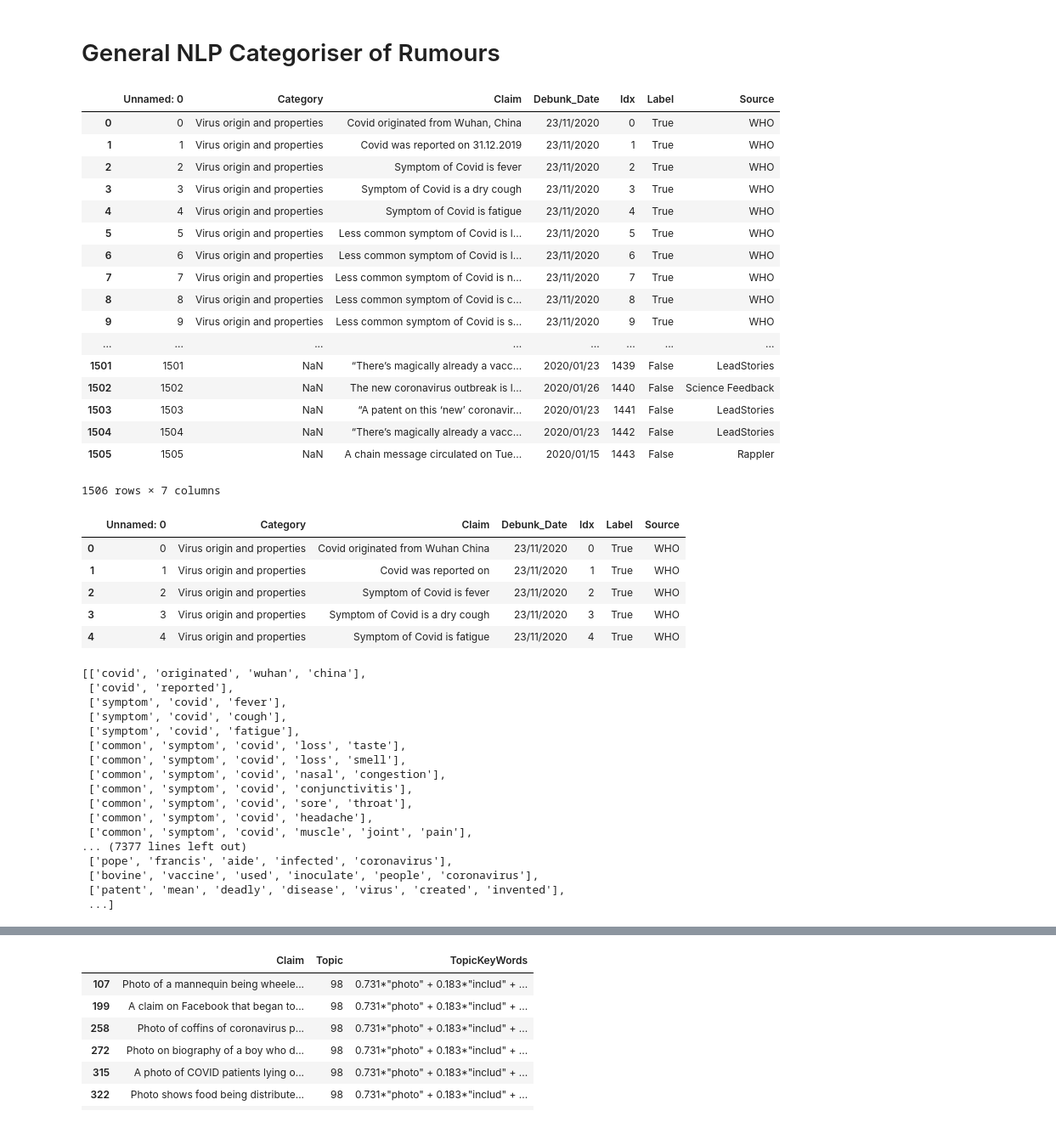
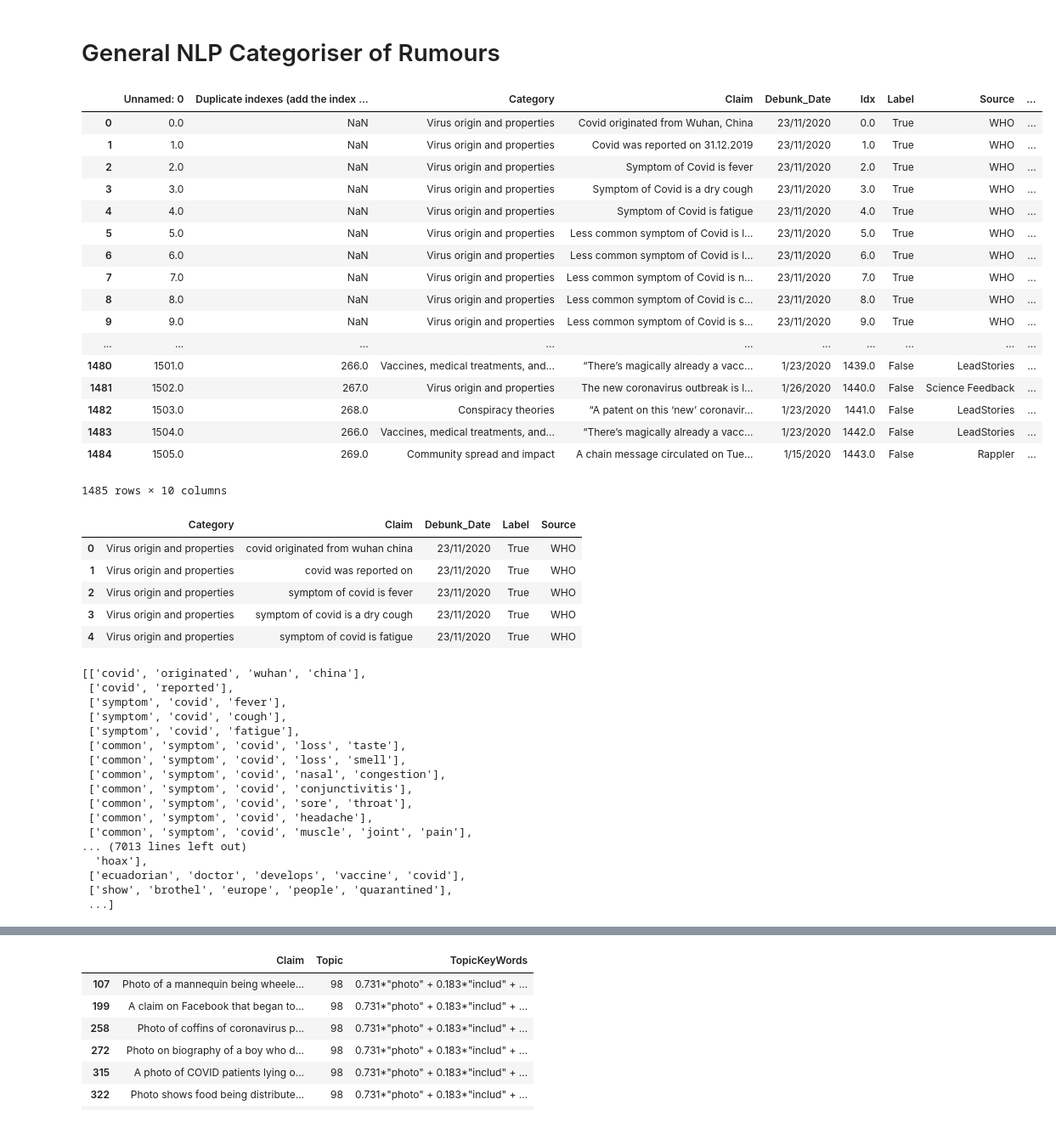
Before and after one commit to harvey-cash/covid-rumours, a Jupyter notebook: Rumour Categoriser.ipynb, the cells around one changed output, grey strips where cells are left out. Shown at 85% size. Cells and saved outputs as stored; diff of their text form; code cells hidden in the pictures.

```diff
--- a/Rumour Categoriser.ipynb
+++ b/Rumour Categoriser.ipynb
@@ -3,25 +3,25 @@
 # %%
 import pandas as pd
 import numpy as np
 np.random.seed(1234)
-df = pd.read_csv('RumourDatabase.csv', encoding='cp1252')
+df = pd.read_csv('RumourDatabase.csv', encoding='utf-8')
 df
 # %% [output]
-|  | Unnamed: 0 | Category | Claim | Debunk_Date | Idx | Label | Source |
-| 0 | 0 | Virus origin and properties | Covid originated from Wuhan, China | 23/11/2020 | 0 | True | WHO |
-| 1 | 1 | Virus origin and properties | Covid was reported on 31.12.2019 | 23/11/2020 | 1 | True | WHO |
-| 2 | 2 | Virus origin and properties | Symptom of Covid is fever | 23/11/2020 | 2 | True | WHO |
-| 3 | 3 | Virus origin and properties | Symptom of Covid is a dry cough | 23/11/2020 | 3 | True | WHO |
-| 4 | 4 | Virus origin and properties | Symptom of Covid is fatigue | 23/11/2020 | 4 | True | WHO |
-| 5 | 5 | Virus origin and properties | Less common symptom of Covid is l... | 23/11/2020 | 5 | True | WHO |
-| 6 | 6 | Virus origin and properties | Less common symptom of Covid is l... | 23/11/2020 | 6 | True | WHO |
-| 7 | 7 | Virus origin and properties | Less common symptom of Covid is n... | 23/11/2020 | 7 | True | WHO |
-| 8 | 8 | Virus origin and properties | Less common symptom of Covid is c... | 23/11/2020 | 8 | True | WHO |
-| 9 | 9 | Virus origin and properties | Less common symptom of Covid is s... | 23/11/2020 | 9 | True | WHO |
-| ... | ... | ... | ... | ... | ... | ... | ... |
-| 1501 | 1501 | NaN | “There’s magically already a vacc... | 2020/01/23 | 1439 | False | LeadStories |
-| 1502 | 1502 | NaN | The new coronavirus outbreak is l... | 2020/01/26 | 1440 | False | Science Feedback |
-| 1503 | 1503 | NaN | “A patent on this ‘new’ coronavir... | 2020/01/23 | 1441 | False | LeadStories |
-| 1504 | 1504 | NaN | “There’s magically already a vacc... | 2020/01/23 | 1442 | False | LeadStories |
-| 1505 | 1505 | NaN | A chain message circulated on Tue... | 2020/01/15 | 1443 | False | Rappler |
+|  | Unnamed: 0 | Duplicate indexes (add the index ... | Category | Claim | Debunk_Date | Idx | Label | Source | ... |
+| 0 | 0.0 | NaN | Virus origin and properties | Covid originated from Wuhan, China | 23/11/2020 | 0.0 | True | WHO | ... |
+| 1 | 1.0 | NaN | Virus origin and properties | Covid was reported on 31.12.2019 | 23/11/2020 | 1.0 | True | WHO | ... |
+| 2 | 2.0 | NaN | Virus origin and properties | Symptom of Covid is fever | 23/11/2020 | 2.0 | True | WHO | ... |
+| 3 | 3.0 | NaN | Virus origin and properties | Symptom of Covid is a dry cough | 23/11/2020 | 3.0 | True | WHO | ... |
+| 4 | 4.0 | NaN | Virus origin and properties | Symptom of Covid is fatigue | 23/11/2020 | 4.0 | True | WHO | ... |
+| 5 | 5.0 | NaN | Virus origin and properties | Less common symptom of Covid is l... | 23/11/2020 | 5.0 | True | WHO | ... |
+| 6 | 6.0 | NaN | Virus origin and properties | Less common symptom of Covid is l... | 23/11/2020 | 6.0 | True | WHO | ... |
+| 7 | 7.0 | NaN | Virus origin and properties | Less common symptom of Covid is n... | 23/11/2020 | 7.0 | True | WHO | ... |
+| 8 | 8.0 | NaN | Virus origin and properties | Less common symptom of Covid is c... | 23/11/2020 | 8.0 | True | WHO | ... |
+| 9 | 9.0 | NaN | Virus origin and properties | Less common symptom of Covid is s... | 23/11/2020 | 9.0 | True | WHO | ... |
+| ... | ... | ... | ... | ... | ... | ... | ... | ... | ... |
+| 1480 | 1501.0 | 266.0 | Vaccines, medical treatments, and... | “There’s magically already a vacc... | 1/23/2020 | 1439.0 | False | LeadStories | ... |
+| 1481 | 1502.0 | 267.0 | Virus origin and properties | The new coronavirus outbreak is l... | 1/26/2020 | 1440.0 | False | Science Feedback | ... |
+| 1482 | 1503.0 | 268.0 | Conspiracy theories | “A patent on this ‘new’ coronavir... | 1/23/2020 | 1441.0 | False | LeadStories | ... |
+| 1483 | 1504.0 | 266.0 | Vaccines, medical treatments, and... | “There’s magically already a vacc... | 1/23/2020 | 1442.0 | False | LeadStories | ... |
+| 1484 | 1505.0 | 269.0 | Community spread and impact | A chain message circulated on Tue... | 1/15/2020 | 1443.0 | False | Rappler | ... |
-1506 rows × 7 columns
+1485 rows × 10 columns
@@ -29,12 +31,14 @@ df
 df_new = df.copy()
 df_new.drop_duplicates(subset="Claim", keep=False, inplace=True)
 df_new['Claim'] = df_new['Claim'].str.replace(r'[_\W\d]',' ')
+df_new['Claim'] = df_new['Claim'].str.lower()
+df_new['Category'] = df_new['Category'].fillna('Other')
 df_new.reset_index(drop=True, inplace=True)
 df_new.head()
 # %% [output]
-|  | Unnamed: 0 | Category | Claim | Debunk_Date | Idx | Label | Source |
-| 0 | 0 | Virus origin and properties | Covid originated from Wuhan China | 23/11/2020 | 0 | True | WHO |
-| 1 | 1 | Virus origin and properties | Covid was reported on | 23/11/2020 | 1 | True | WHO |
-| 2 | 2 | Virus origin and properties | Symptom of Covid is fever | 23/11/2020 | 2 | True | WHO |
-| 3 | 3 | Virus origin and properties | Symptom of Covid is a dry cough | 23/11/2020 | 3 | True | WHO |
-| 4 | 4 | Virus origin and properties | Symptom of Covid is fatigue | 23/11/2020 | 4 | True | WHO |
+|  | Category | Claim | Debunk_Date | Label | Source |
+| 0 | Virus origin and properties | covid originated from wuhan china | 23/11/2020 | True | WHO |
+| 1 | Virus origin and properties | covid was reported on | 23/11/2020 | True | WHO |
+| 2 | Virus origin and properties | symptom of covid is fever | 23/11/2020 | True | WHO |
+| 3 | Virus origin and properties | symptom of covid is a dry cough | 23/11/2020 | True | WHO |
+| 4 | Virus origin and properties | symptom of covid is fatigue | 23/11/2020 | True | WHO |
@@ -49,16 +73,20 @@ import gensim
 from nltk.tokenize import sent_tokenize
 from nltk.stem import WordNetLemmatizer
 
-def clean_text(content_collection):
+def clean_text(content_collection, porter_stem=False, lan_stem=False):
     wordnet_lemmatizer = WordNetLemmatizer()
     porter = PorterStemmer()
     lan_porter = LancasterStemmer()
-    stop_words = set(stopwords.words('english'))
+    stop_words = set(stopwords.words('english') + db_stopwords)
     clean_content=[]
     for content in content_collection:
         #turn string into tokens
         word_tokens = word_tokenize(content)
-        words = [wordnet_lemmatizer.lemmatize(w.lower()) for w in word_tokens if w not in stop_words] #remove stop words
+        words = [wordnet_lemmatizer.lemmatize(w) for w in word_tokens if w not in stop_words] #remove stop words
+        if porter_stem:
+            words = [porter.stem(w) for w in words]
+        if lan_stem:
+            words = [lan_porter.stem(w) for w in words]
         #lowercase, remove stop words and punctuation/numbers
         clean_content.append( [w for w in words if len(w) > 3] )
     return clean_content
@@ -77,8 +105,8 @@ clean_content
  ['common', 'symptom', 'covid', 'sore', 'throat'],
  ['common', 'symptom', 'covid', 'headache'],
  ['common', 'symptom', 'covid', 'muscle', 'joint', 'pain'],
-... (7377 lines left out)
- ['pope', 'francis', 'aide', 'infected', 'coronavirus'],
- ['bovine', 'vaccine', 'used', 'inoculate', 'people', 'coronavirus'],
- ['patent', 'mean', 'deadly', 'disease', 'virus', 'created', 'invented'],
+... (7013 lines left out)
+  'hoax'],
+ ['ecuadorian', 'doctor', 'develops', 'vaccine', 'covid'],
+ ['show', 'brothel', 'europe', 'people', 'quarantined'],
  ...]
```
Also changed, not shown: parts of 9 cells of this notebook, 11 other files.
